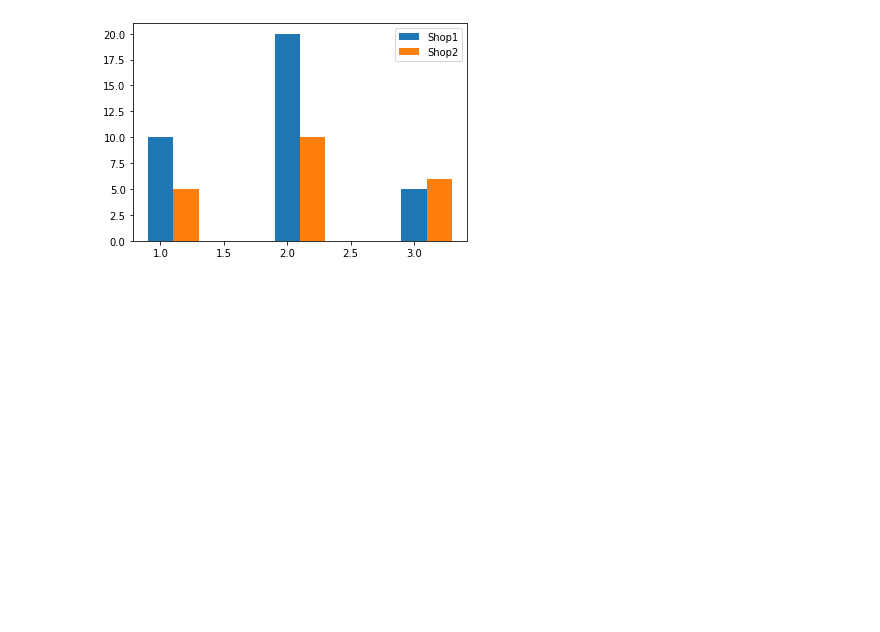
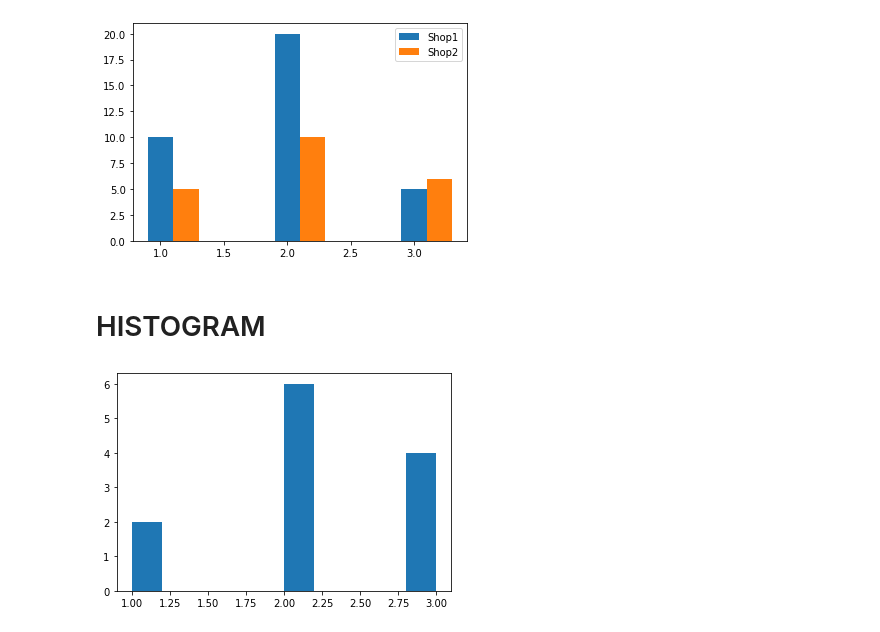
Before and after one commit to dailycodeminskole/FEB_DS_7AM, a Jupyter notebook: 60_TYPES OF PLOTS.ipynb, the cells around one changed output. Drawn from its saved outputs; the diff is of its cells as text; code cells hidden in the pictures; blank space fills up the shorter version.

```diff
--- a/60_TYPES OF PLOTS.ipynb
+++ b/60_TYPES OF PLOTS.ipynb
@@ -44,3 +44,5 @@ plt.legend(['Shop1','Shop2'])
 plt.show()
 # %% [output]
 [figure]
+# %% [markdown]
+# HISTOGRAM
@@ -46,0 +56,6 @@ plt.show()
+# %%
+vals = [1,2,3,1,2,3,3,2,3,2,2,2]
+plt.hist(vals)
+plt.show()
+# %% [output]
+[figure, added]
```
Also changed, not shown: parts of 19 cells of this notebook.
